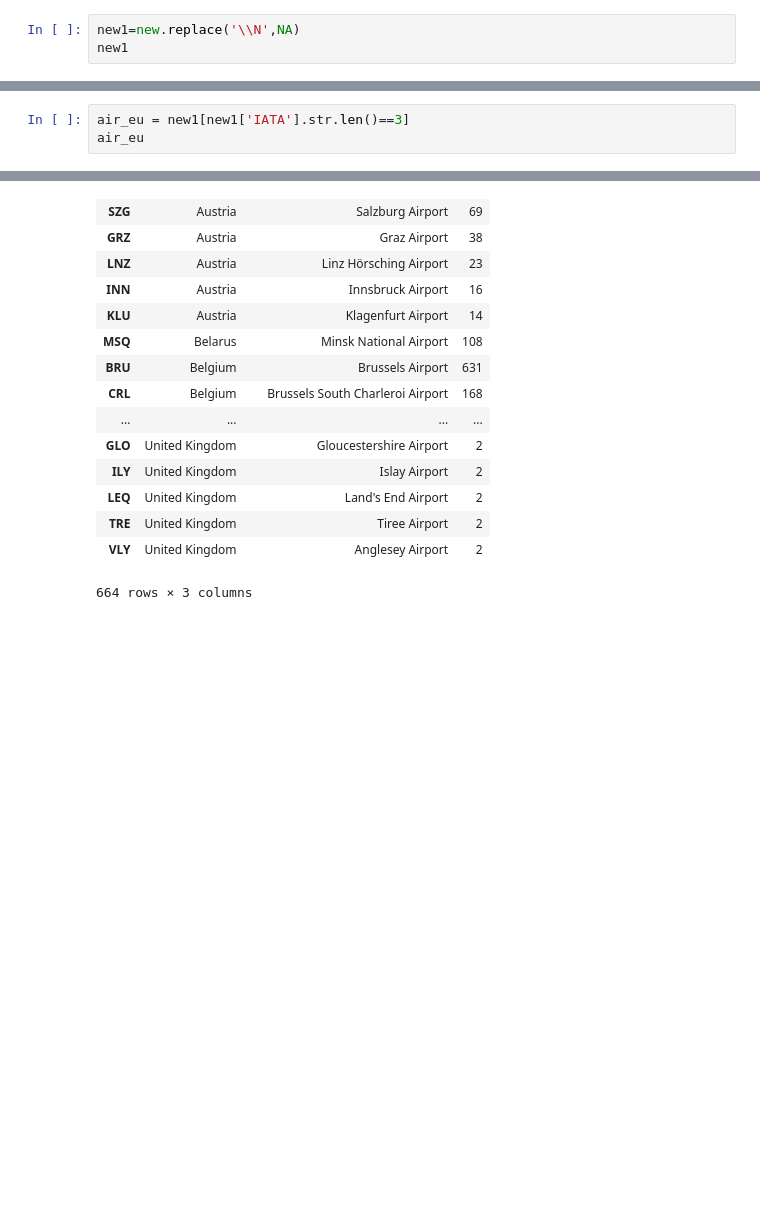
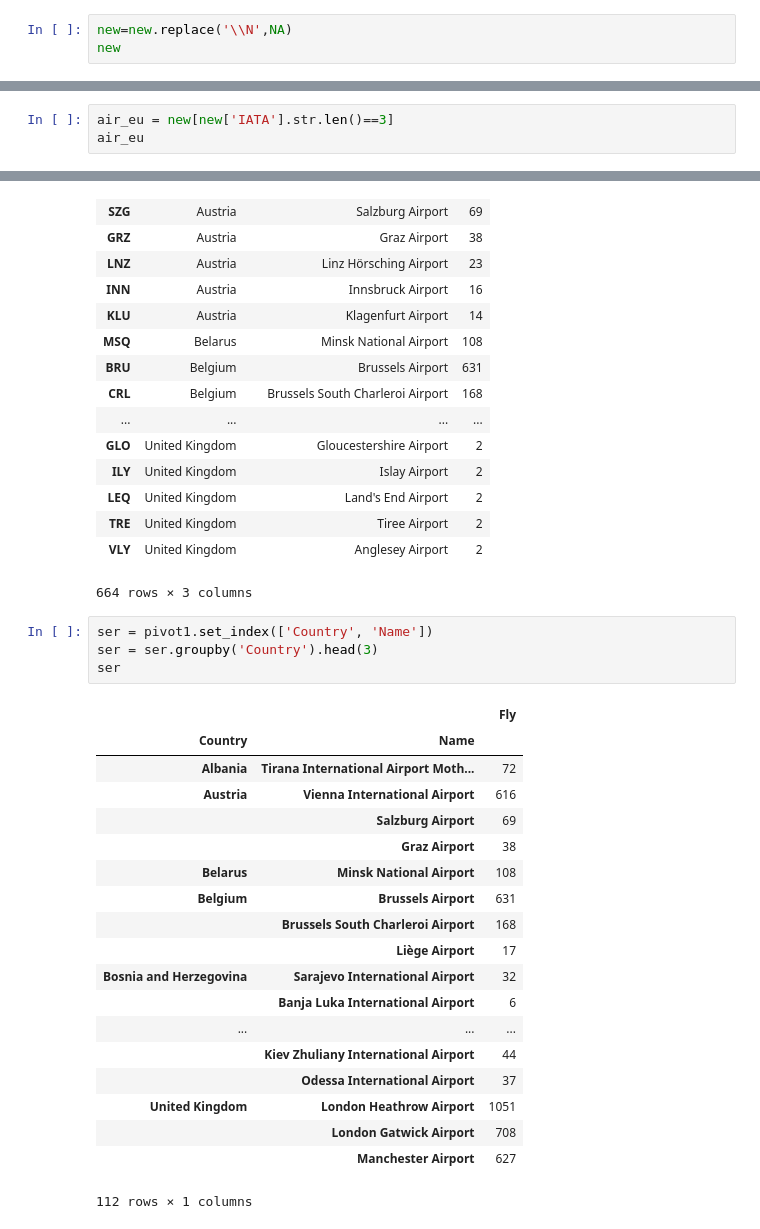
Before and after one commit to yanafedorchuk/PythonPractice, a Jupyter notebook: airportsDF.ipynb, the cells around one changed output, grey strips where cells are left out. Saved outputs shown, nothing was run; the diff lists cells and outputs as text; blank space fills up the shorter version.

```diff
--- a/airportsDF.ipynb
+++ b/airportsDF.ipynb
@@ -40,8 +40,8 @@ new
 | 7136 | Rtishchevo Air Base | Rtishchevo | Russia | \N | XWPR | 52.297317 | 43.724100 | 673 | \N | \N | ... |
 1784 rows × 13 columns
 # %%
-new1=new.replace('\\N',NA)
-new1
+new=new.replace('\\N',NA)
+new
 # %% [output]
 |  | Name | City | Country | IATA | ICAO | Latitude | Longitude | Altitude | Timezone | DST | ... |
 | 6 | Narsarsuaq Airport | Narssarssuaq | Greenland | UAK | BGBW | 61.160500 | -45.425999 | 112 | -3 | E | ... |
@@ -62,7 +62,7 @@ new1
 | 7136 | Rtishchevo Air Base | Rtishchevo | Russia | NaN | XWPR | 52.297317 | 43.724100 | 673 | NaN | NaN | ... |
 1784 rows × 13 columns
 # %%
-air_eu = new1[new1['IATA'].str.len()==3]
+air_eu = new[new['IATA'].str.len()==3]
 air_eu
 # %% [output]
 |  | Name | City | Country | IATA | ICAO | Latitude | Longitude | Altitude | Timezone | DST | ... |
@@ -237,3 +237,27 @@ pivot1
 | TRE | United Kingdom | Tiree Airport | 2 |
 | VLY | United Kingdom | Anglesey Airport | 2 |
 664 rows × 3 columns
+# %%
+ser = pivot1.set_index(['Country', 'Name'])
+ser = ser.groupby('Country').head(3)
+ser
+# %% [output]
+|  |  | Fly |
+| Country | Name |  |
+| Albania | Tirana International Airport Moth... | 72 |
+| Austria | Vienna International Airport | 616 |
+|  | Salzburg Airport | 69 |
+|  | Graz Airport | 38 |
+| Belarus | Minsk National Airport | 108 |
+| Belgium | Brussels Airport | 631 |
+|  | Brussels South Charleroi Airport | 168 |
+|  | Liège Airport | 17 |
+| Bosnia and Herzegovina | Sarajevo International Airport | 32 |
+|  | Banja Luka International Airport | 6 |
+| ... | ... | ... |
+|  | Kiev Zhuliany International Airport | 44 |
+|  | Odessa International Airport | 37 |
+| United Kingdom | London Heathrow Airport | 1051 |
+|  | London Gatwick Airport | 708 |
+|  | Manchester Airport | 627 |
+112 rows × 1 columns
```
Also changed, not shown: parts of 1 cell of this notebook.
